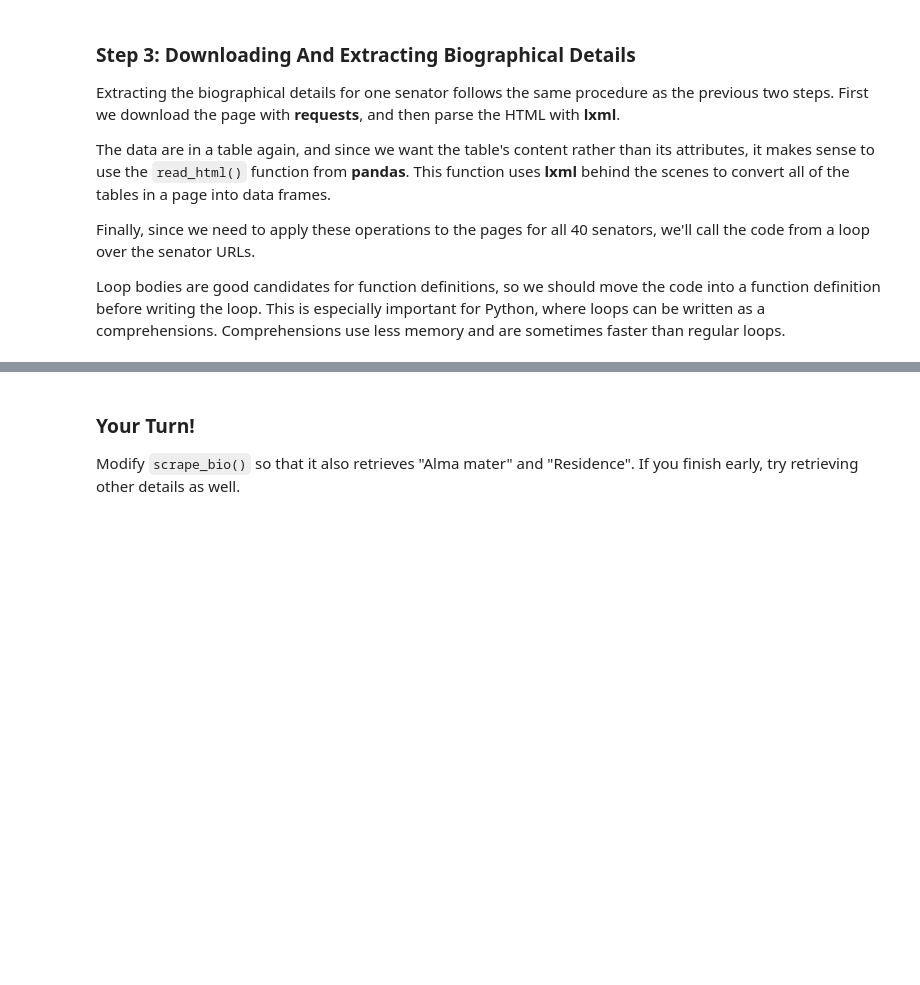
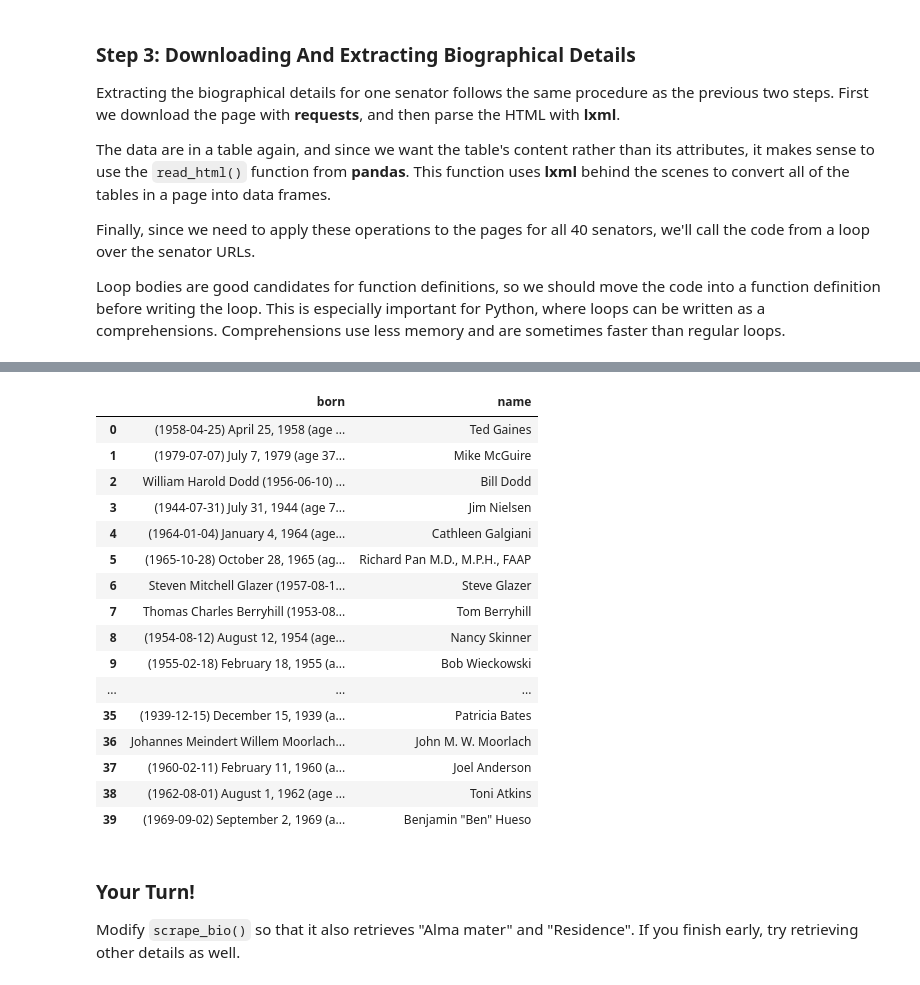
Before and after one commit to nick-ulle/2017.04-python-workshop, a Jupyter notebook: python-workshop-2.ipynb, the cells around one changed output, grey strips where cells are left out. Saved outputs shown, nothing was run; the diff lists cells and outputs as text; code cells hidden in the pictures; blank space fills up the shorter version.

```diff
--- a/python-workshop-2.ipynb
+++ b/python-workshop-2.ipynb
@@ -19,3 +23,19 @@ https://en.wikipedia.org/wiki/California_State_Legislature,_2017%E2%80%9318_sess
+# %%
+url = "https://en.wikipedia.org/wiki/California_State_Legislature,_2017%E2%80%9318_session"
+#url = "https://www.google.com/dgagegeh"
+
+response = requests.get(url)
+response.raise_for_status()
+
+html = lx.fromstring(response.text)
+html.make_links_absolute(url)
+
+tables = html.cssselect("table")
+table = tables[5]
+
+links = table.cssselect("tr td:nth-of-type(3) a")
+# %%
+senator_links = [link.get("href") for link in links]
 # %% [markdown]
 ### Step 1: Downloading The Page
 
@@ -63,3 +83,28 @@ The data are in a table again, and since we want the table's content rather than
 Finally, since we need to apply these operations to the pages for all 40 senators, we'll call the code from a loop over the senator URLs.
 
 Loop bodies are good candidates for function definitions, so we should move the code into a function definition before writing the loop. This is especially important for Python, where loops can be written as a comprehensions. Comprehensions use less memory and are sometimes faster than regular loops.
+# %%
+import pandas as pd
+import time
+
+#url_senator = senator_links[0]
+
+def scrape_bio(url_senator):
+    print(url_senator)
+    response = requests.get(url_senator)
+    response.raise_for_status()
+
+    table = pd.read_html(response.text, attrs={"class": "infobox vcard"})[0]
+
+    name = table.iloc[0, 0]
+    name
+
+    has_born = table.iloc[:, 0].str.contains("Born", na = False)
+    #print(has_born)
+    born = table.iloc[:, 1].loc[has_born].values[0]
+
+    time.sleep(0.5)
+
+    return {"name": name, "born": born}
+# %%
+bios = [scrape_bio(u) for u in senator_links]
@@ -66,3 +129,23 @@ Loop bodies are good candidates for function definitions, so we should move the
+# %%
+pd.DataFrame(bios)
+# %% [output]
+|  | born | name |
+| 0 | (1958-04-25) April 25, 1958 (age ... | Ted Gaines |
+| 1 | (1979-07-07) July 7, 1979 (age 37... | Mike McGuire |
+| 2 | William Harold Dodd (1956-06-10) ... | Bill Dodd |
+| 3 | (1944-07-31) July 31, 1944 (age 7... | Jim Nielsen |
+| 4 | (1964-01-04) January 4, 1964 (age... | Cathleen Galgiani |
+| 5 | (1965-10-28) October 28, 1965 (ag... | Richard Pan M.D., M.P.H., FAAP |
+| 6 | Steven Mitchell Glazer (1957-08-1... | Steve Glazer |
+| 7 | Thomas Charles Berryhill (1953-08... | Tom Berryhill |
+| 8 | (1954-08-12) August 12, 1954 (age... | Nancy Skinner |
+| 9 | (1955-02-18) February 18, 1955 (a... | Bob Wieckowski |
+| ... | ... | ... |
+| 35 | (1939-12-15) December 15, 1939 (a... | Patricia Bates |
+| 36 | Johannes Meindert Willem Moorlach... | John M. W. Moorlach |
+| 37 | (1960-02-11) February 11, 1960 (a... | Joel Anderson |
+| 38 | (1962-08-01) August 1, 1962 (age ... | Toni Atkins |
+| 39 | (1969-09-02) September 2, 1969 (a... | Benjamin "Ben" Hueso |
 # %% [markdown]
 ### Your Turn!
 
```
Also changed, not shown: parts of 7 cells of this notebook, 2 other files.
